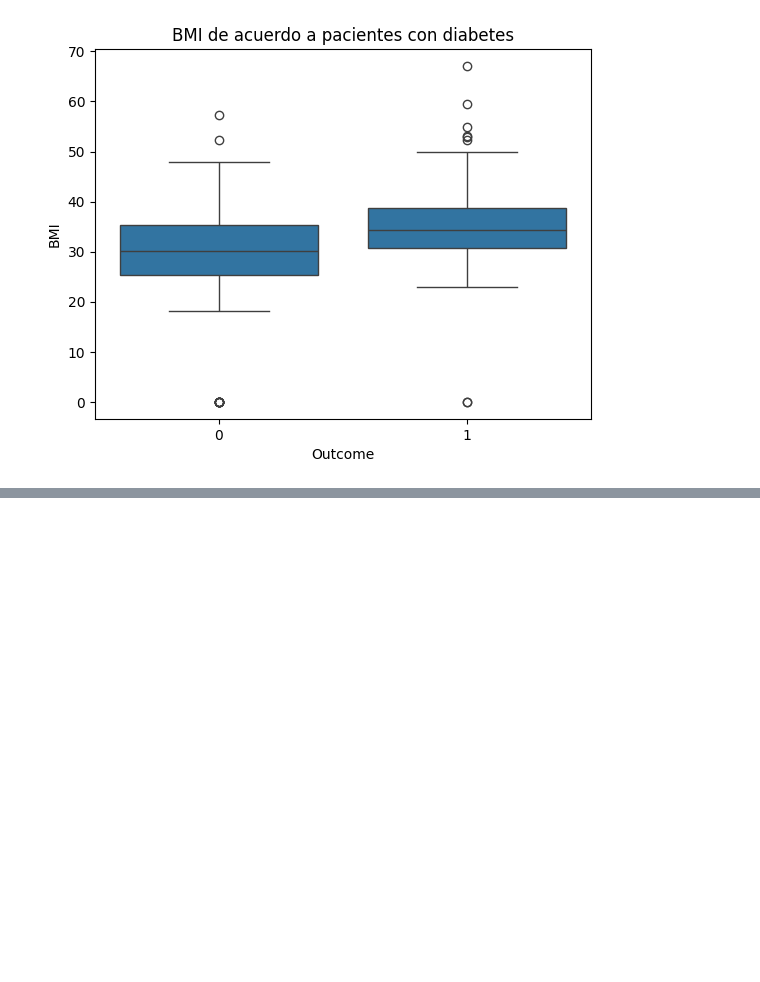
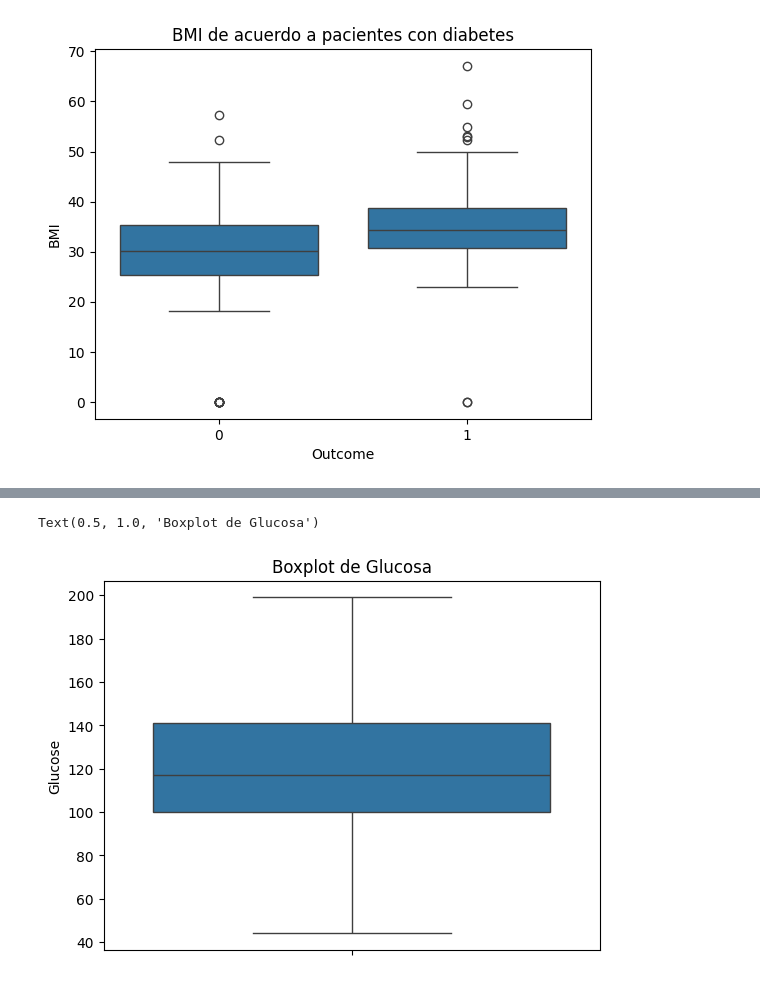
Before and after one commit to Jedi172005/Laboratorio_A00839100, a Jupyter notebook: 01_pandas_Diabeticos.ipynb, the cells around one changed output, grey strips where cells are left out. Cells and saved outputs as stored; diff of their text form; code cells hidden in the pictures; blank space fills up the shorter version.

```diff
--- a/01_pandas_Diabeticos.ipynb
+++ b/01_pandas_Diabeticos.ipynb
@@ -537,0 +576,6 @@ Text(0.5, 1.0, 'Correlacion entre caracteristicas (Features)')
+# %%
+sns.boxplot(diabetes['Glucose'])
+plt.title('Boxplot de Glucosa')
+# %% [output]
+Text(0.5, 1.0, 'Boxplot de Glucosa')
+[figure, added]
```
Also changed, not shown: parts of 10 cells of this notebook.
